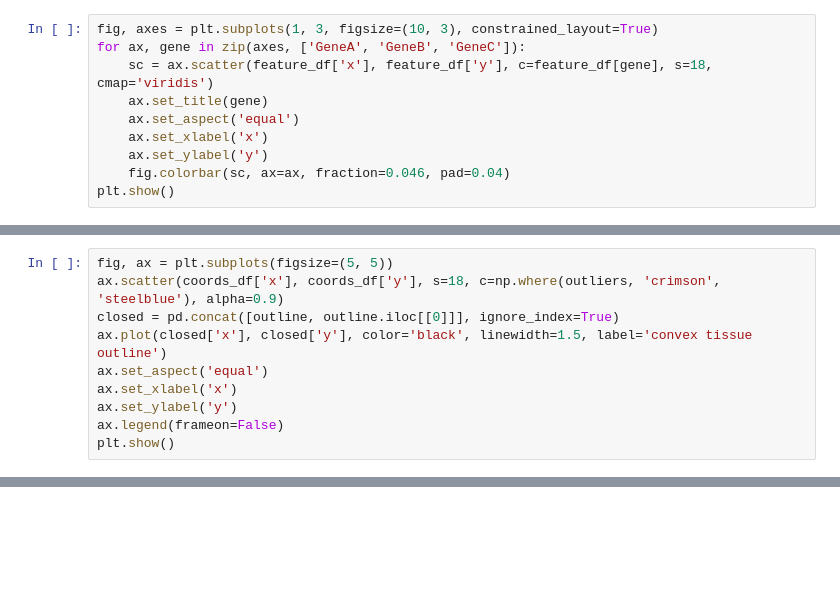
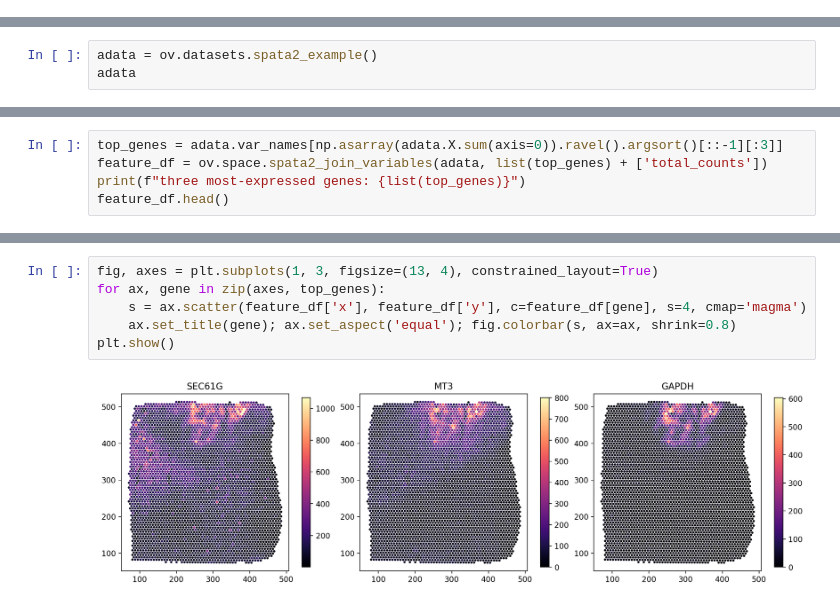
Before and after one commit to Starlitnightly/omicverse-tutorials, a Jupyter notebook: docs_zh/Tutorials-space/t_spata2py.ipynb, the cells around one changed output, grey strips where cells are left out. Drawn from its saved outputs; the diff is of its cells as text; blank space fills up the shorter version.

```diff
--- a/docs_zh/Tutorials-space/t_spata2py.ipynb
+++ b/docs_zh/Tutorials-space/t_spata2py.ipynb
@@ -110,10 +0,0 @@ spot_004  spot_004  4.0  0.0   left  0.345592  0.000000  6.953432
-# %%
-fig, axes = plt.subplots(1, 3, figsize=(10, 3), constrained_layout=True)
-for ax, gene in zip(axes, ['GeneA', 'GeneB', 'GeneC']):
-    sc = ax.scatter(feature_df['x'], feature_df['y'], c=feature_df[gene], s=18, cmap='viridis')
-    ax.set_title(gene)
-    ax.set_aspect('equal')
-    ax.set_xlabel('x')
-    ax.set_ylabel('y')
-    fig.colorbar(sc, ax=ax, fraction=0.046, pad=0.04)
-plt.show()
@@ -153,10 +0,0 @@ spot_401  right     12.803800
-# %%
-fig, ax = plt.subplots(figsize=(5, 5))
-ax.scatter(coords_df['x'], coords_df['y'], s=18, c=np.where(outliers, 'crimson', 'steelblue'), alpha=0.9)
-closed = pd.concat([outline, outline.iloc[[0]]], ignore_index=True)
-ax.plot(closed['x'], closed['y'], color='black', linewidth=1.5, label='convex tissue outline')
-ax.set_aspect('equal')
-ax.set_xlabel('x')
-ax.set_ylabel('y')
-ax.legend(frameon=False)
-plt.show()
@@ -253,0 +43,3 @@ parity
+# %%
+adata = ov.datasets.spata2_example()
+adata
@@ -253,0 +89,5 @@ parity
+# %%
+top_genes = adata.var_names[np.asarray(adata.X.sum(axis=0)).ravel().argsort()[::-1][:3]]
+feature_df = ov.space.spata2_join_variables(adata, list(top_genes) + ['total_counts'])
+print(f"three most-expressed genes: {list(top_genes)}")
+feature_df.head()
@@ -253,0 +102,8 @@ parity
+# %%
+fig, axes = plt.subplots(1, 3, figsize=(13, 4), constrained_layout=True)
+for ax, gene in zip(axes, top_genes):
+    s = ax.scatter(feature_df['x'], feature_df['y'], c=feature_df[gene], s=4, cmap='magma')
+    ax.set_title(gene); ax.set_aspect('equal'); fig.colorbar(s, ax=ax, shrink=0.8)
+plt.show()
+# %% [output]
+[figure, added]
```
Also changed, not shown: parts of 63 cells of this notebook, 1 other file.
